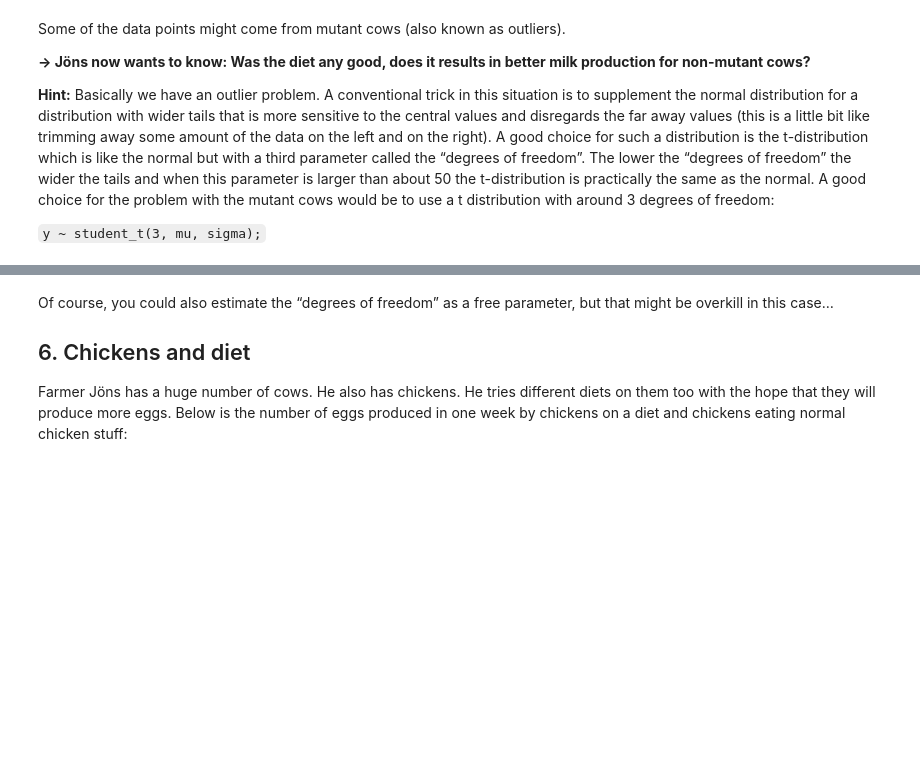
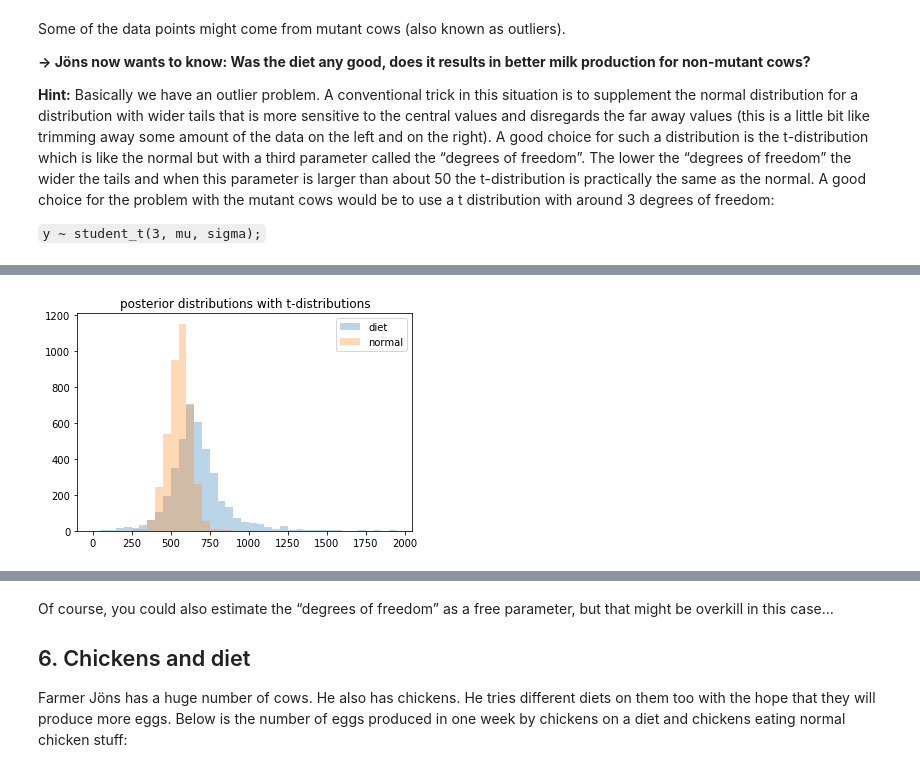
Before and after one commit to francescolosterzo/bayesianprobabilitiesworkshop, a Jupyter notebook: Exercise 3.ipynb, the cells around one changed output, grey strips where cells are left out. Cells and saved outputs as stored; diff of their text form; code cells hidden in the pictures; blank space fills up the shorter version.

```diff
--- a/Exercise 3.ipynb
+++ b/Exercise 3.ipynb
@@ -335,0 +416,3 @@ Some of the data points might come from mutant cows (also known as outliers).
+# %%
+df = pd.DataFrame(stan_samples.extract())
+df.head()
@@ -335,0 +426,12 @@ Some of the data points might come from mutant cows (also known as outliers).
+# %%
+plt.figure()
+plt.title('posterior distributions with t-distributions')
+
+bins = np.arange(0,2000,50)
+
+_ = plt.hist(df['mu_1'], alpha=0.3,bins=bins, label='diet')
+_ = plt.hist(df['mu_2'], alpha=0.3,bins=bins, label='normal')
+
+_ = plt.legend(loc='best')
+# %% [output]
+[figure, added]
```
Also changed, not shown: parts of 29 cells of this notebook.
